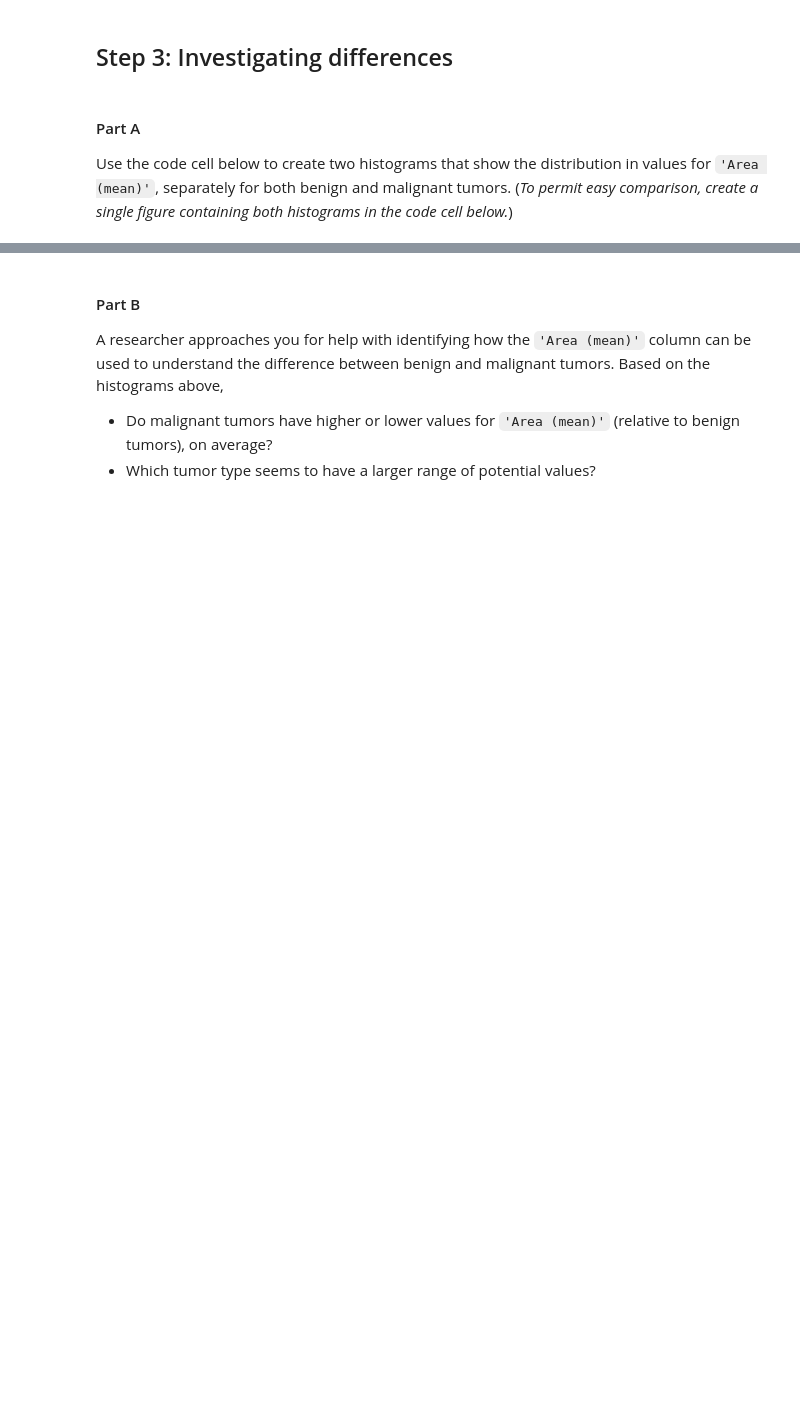
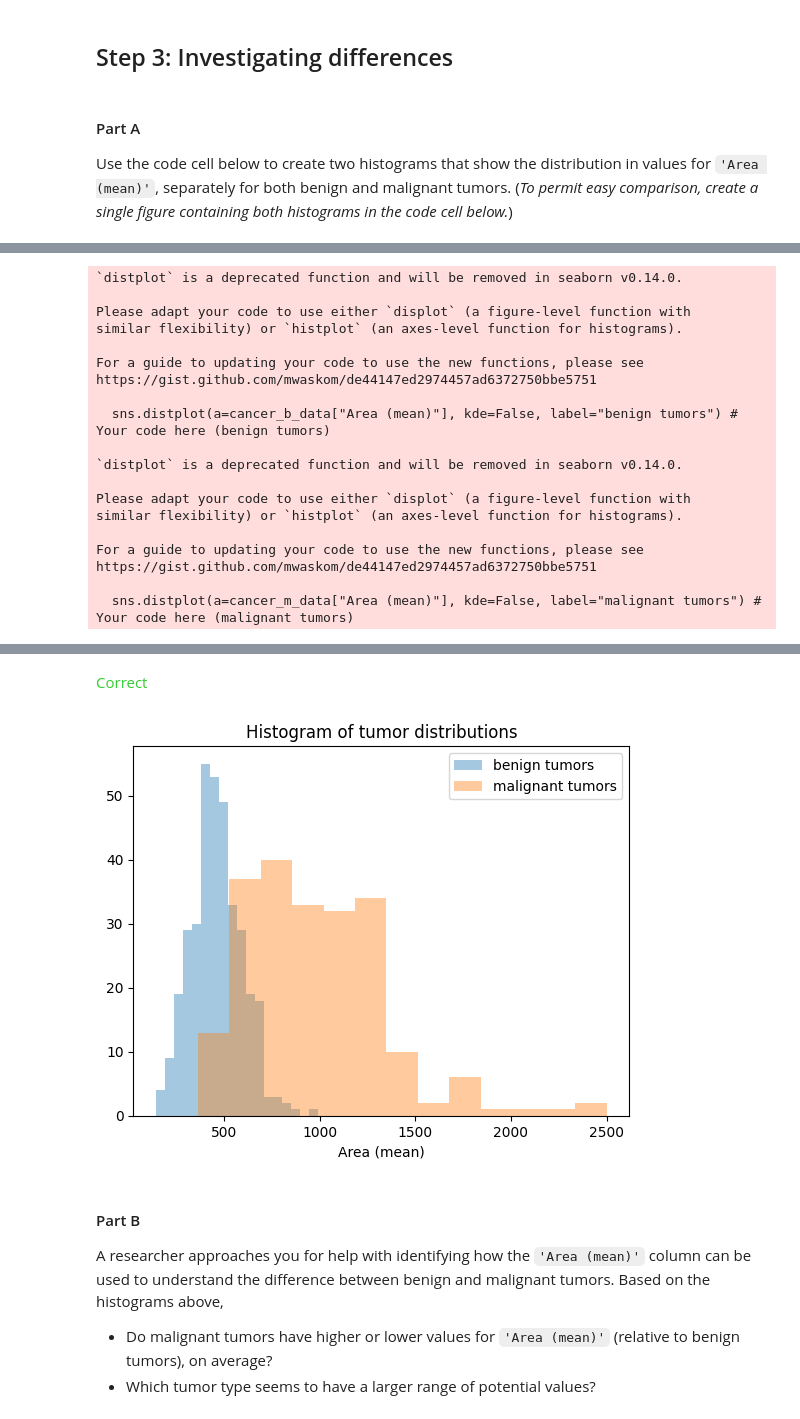
Before and after one commit to bimsi/kaggle-data-visualization, a Jupyter notebook: exercise-distributions.ipynb, the cells around one changed output, grey strips where cells are left out. Cells and saved outputs as stored; diff of their text form; code cells hidden in the pictures; blank space fills up the shorter version.

Commit message:
Kaggle Notebook | Exercise: Distributions | Version 3

```diff
--- a/exercise-distributions.ipynb
+++ b/exercise-distributions.ipynb
@@ -48,10 +48,14 @@ In this step, you will load the data.
 - Use the `"Id"` column to label the rows.
 # %%
 # Path of the files to read
-cancer_filepath = "../input/cancer.csv"
+cancer_b_filepath = "../input/cancer_b.csv"
+cancer_m_filepath = "../input/cancer_m.csv"
 
-# Fill in the line below to read the file into a variable cancer_data
-cancer_data = pd.read_csv(cancer_filepath, index_col = "Id")
+# Fill in the line below to read the (benign) file into a variable cancer_b_data
+cancer_b_data = pd.read_csv(cancer_b_filepath, index_col="Id")
+
+# Fill in the line below to read the (malignant) file into a variable cancer_m_data
+cancer_m_data = pd.read_csv(cancer_m_filepath, index_col="Id")
 
 # Run the line below with no changes to check that you've loaded the data correctly
 step_1.check()
@@ -127,0 +147,29 @@ step_3.a.check()
+# %%
+# Histograms for benign and maligant tumors
+sns.distplot(a=cancer_b_data["Area (mean)"], kde=False, label="benign tumors") # Your code here (benign tumors)
+sns.distplot(a=cancer_m_data["Area (mean)"], kde=False, label="malignant tumors") # Your code here (malignant tumors)
+plt.legend()
+plt.title("Histogram of tumor distributions")
+
+# Check your answer
+step_3.a.check()
+# %% [output]
+`distplot` is a deprecated function and will be removed in seaborn v0.14.0.
+
+Please adapt your code to use either `displot` (a figure-level function with
+similar flexibility) or `histplot` (an axes-level function for histograms).
+
+For a guide to updating your code to use the new functions, please see
+https://gist.github.com/mwaskom/de44147ed2974457ad6372750bbe5751
+
+  sns.distplot(a=cancer_b_data["Area (mean)"], kde=False, label="benign tumors") # Your code here (benign tumors)
+
+`distplot` is a deprecated function and will be removed in seaborn v0.14.0.
+
+Please adapt your code to use either `displot` (a figure-level function with
+similar flexibility) or `histplot` (an axes-level function for histograms).
+
+For a guide to updating your code to use the new functions, please see
+https://gist.github.com/mwaskom/de44147ed2974457ad6372750bbe5751
+
+  sns.distplot(a=cancer_m_data["Area (mean)"], kde=False, label="malignant tumors") # Your code here (malignant tumors)
@@ -128,3 +177,5 @@ step_3.a.check()
+<span style="color:#33cc33">Correct</span>
+[figure, added]
 # %%
 # Lines below will give you a hint or solution code
 #step_3.a.hint()
```
Also changed, not shown: parts of 9 cells of this notebook.
